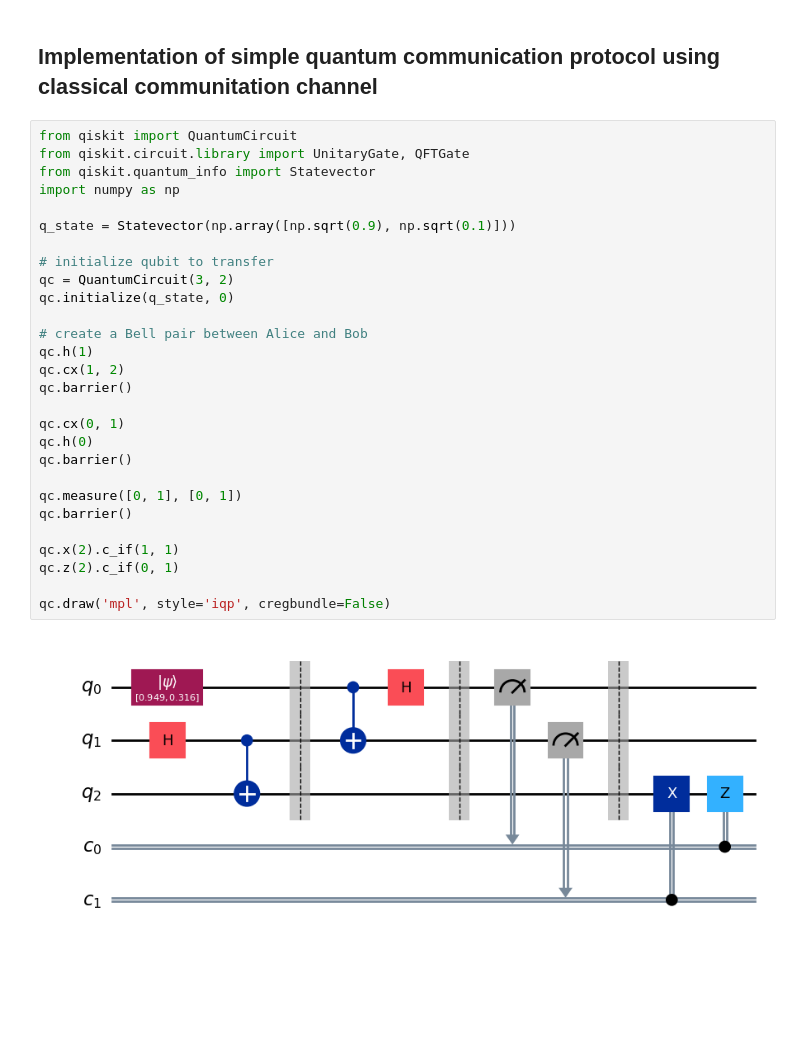
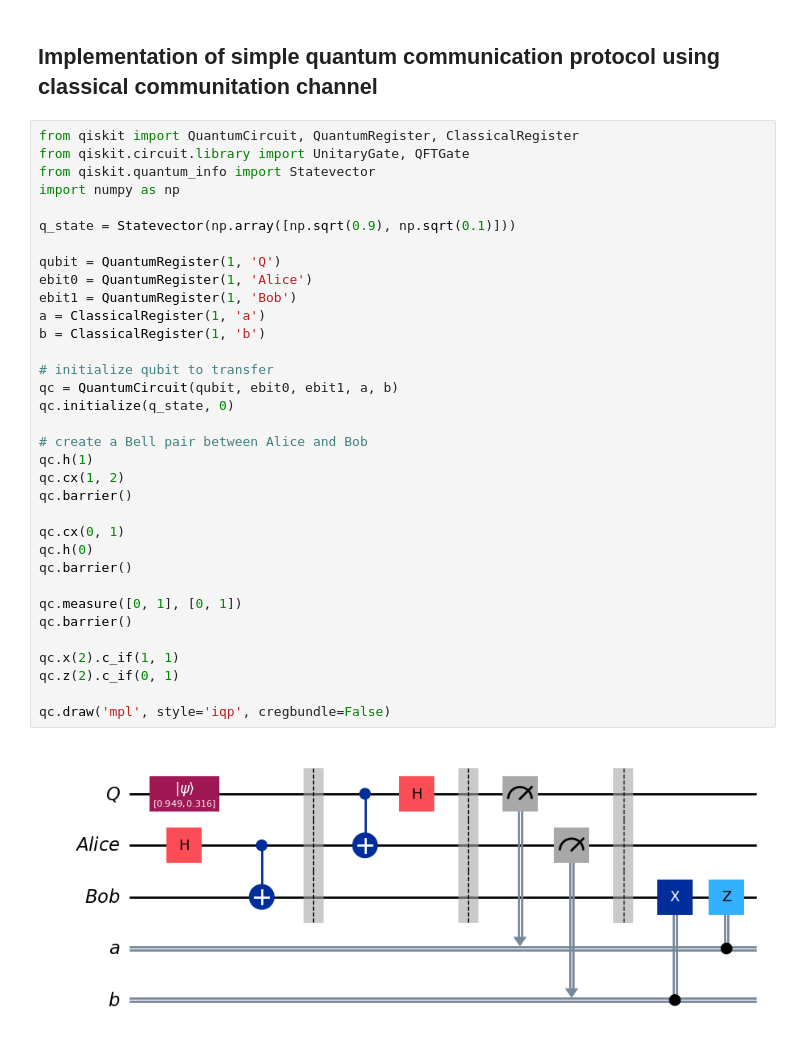
Before and after one commit to jerzyszyjut/quantum, a Jupyter notebook: notebooks/quantum_teleportation.ipynb, the cells around one changed output. Cells and saved outputs as stored; diff of their text form; blank space fills up the shorter version.

```diff
--- a/notebooks/quantum_teleportation.ipynb
+++ b/notebooks/quantum_teleportation.ipynb
@@ -1,35 +1,41 @@
 # %% [markdown]
 ## Implementation of simple quantum communication protocol using classical communitation channel
 # %%
-from qiskit import QuantumCircuit
+from qiskit import QuantumCircuit, QuantumRegister, ClassicalRegister
 from qiskit.circuit.library import UnitaryGate, QFTGate
 from qiskit.quantum_info import Statevector
 import numpy as np
 
 q_state = Statevector(np.array([np.sqrt(0.9), np.sqrt(0.1)]))
 
+qubit = QuantumRegister(1, 'Q')
+ebit0 = QuantumRegister(1, 'Alice')
+ebit1 = QuantumRegister(1, 'Bob')
+a = ClassicalRegister(1, 'a')
+b = ClassicalRegister(1, 'b')
+
 # initialize qubit to transfer
-qc = QuantumCircuit(3, 2)
+qc = QuantumCircuit(qubit, ebit0, ebit1, a, b)
 qc.initialize(q_state, 0)
 
 # create a Bell pair between Alice and Bob
 qc.h(1)
 qc.cx(1, 2)
 qc.barrier()
 
 qc.cx(0, 1)
 qc.h(0)
 qc.barrier()
 
 qc.measure([0, 1], [0, 1])
 qc.barrier()
 
 qc.x(2).c_if(1, 1)
 qc.z(2).c_if(0, 1)
 
 qc.draw('mpl', style='iqp', cregbundle=False)
 # %% [output]
-[figure, old version]
+[figure, new version]
 # %%
 from qiskit_aer import AerSimulator
 from qiskit.transpiler import PassManager
```
Also changed, not shown: parts of 1 cell of this notebook, 2 other files.
